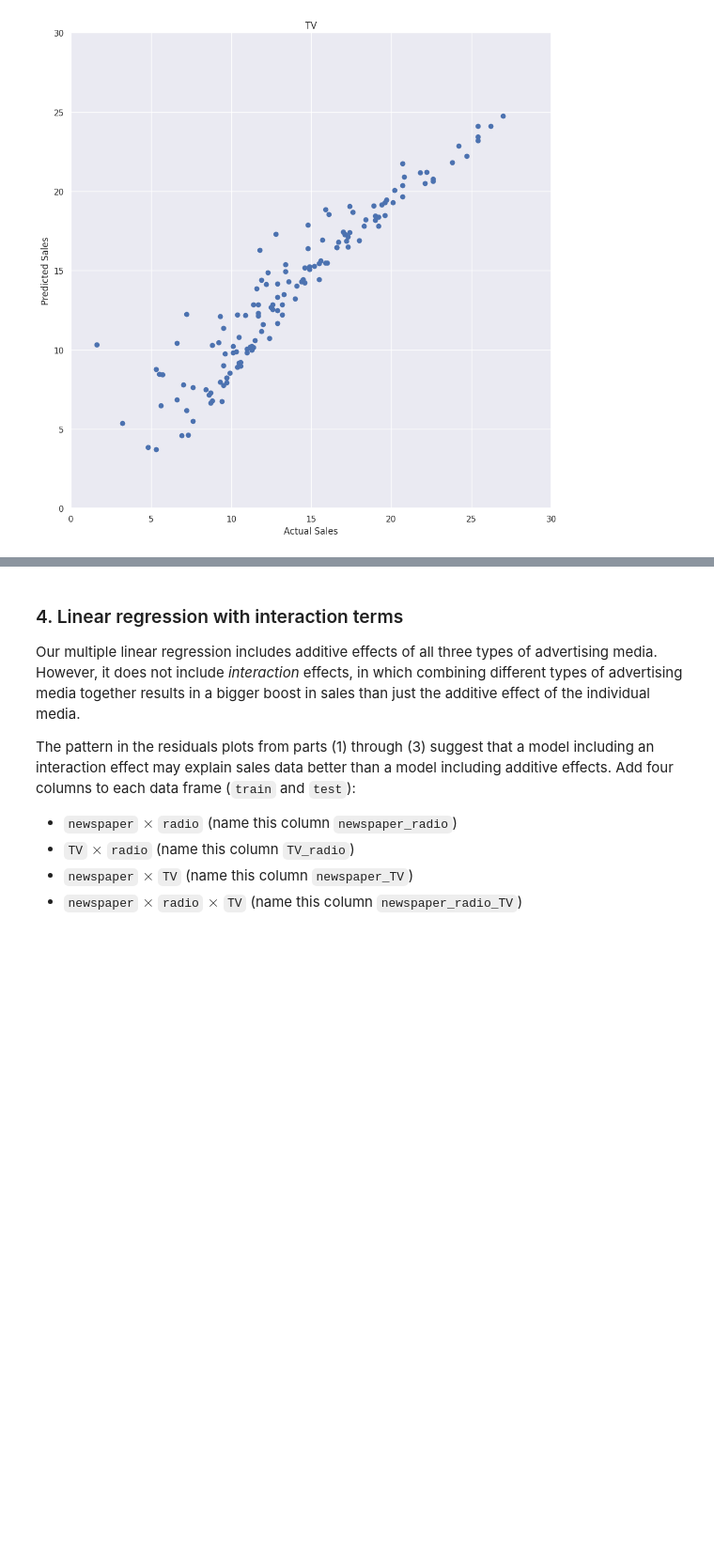
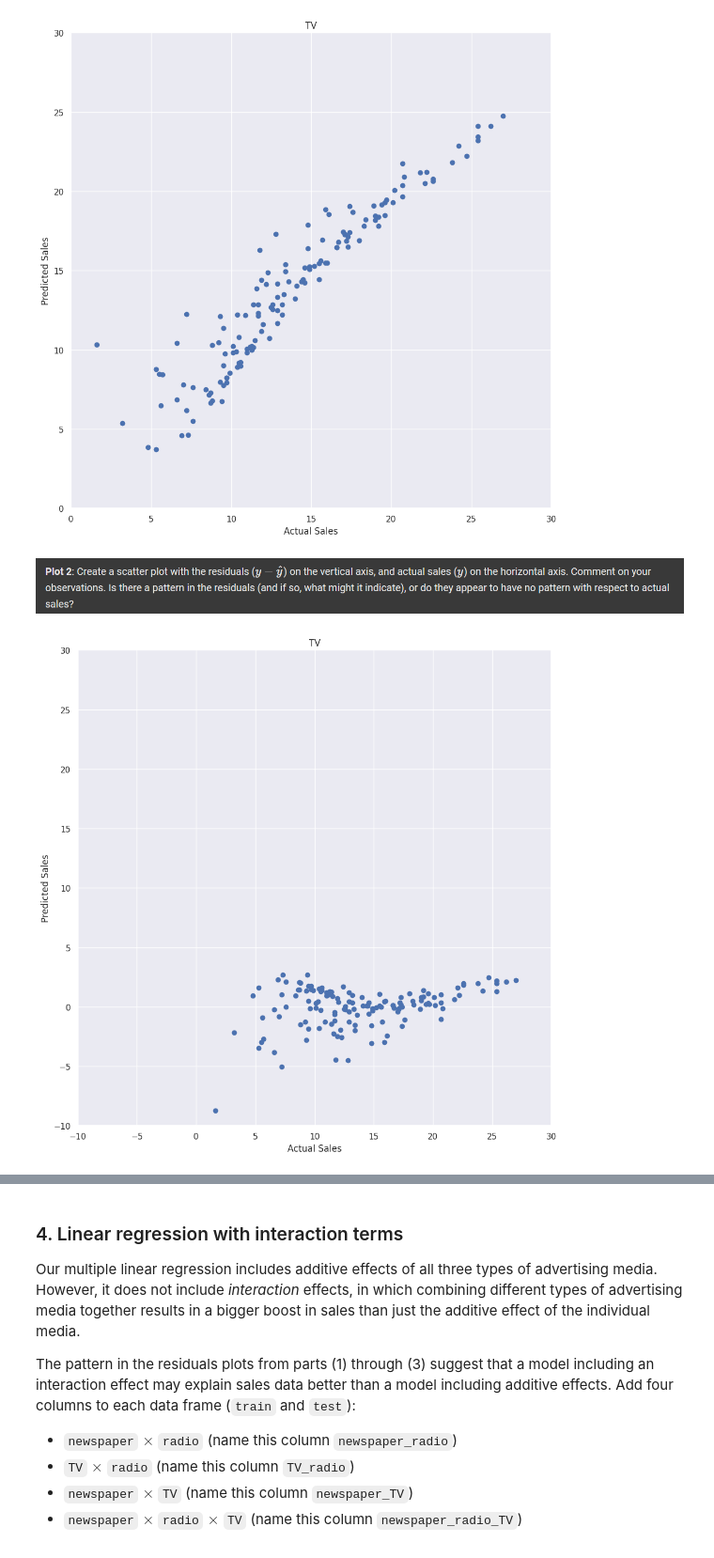
Before and after one commit to ZoeMcFife/5AHITM, a Jupyter notebook: INSY/Colab/#2024-11-28#/linear-regression.ipynb, the cells around one changed output, grey strips where cells are left out. Shown at 94% size. Saved outputs shown, nothing was run; the diff lists cells and outputs as text; code cells hidden in the pictures; blank space fills up the shorter version.

```diff
--- a/INSY/Colab/#2024-11-28#/linear-regression.ipynb
+++ b/INSY/Colab/#2024-11-28#/linear-regression.ipynb
@@ -440,3 +437,29 @@ plt.show()
 140 140
 140
 [figure]
+# %% [markdown]
+![image.png](embedded-picture-1)
+# %%
+fig, ax = plt.subplots(figsize=(10, 10))
+
+def plot_residuals_vs_actual(ax, y_true, y_pred, title):
+    min_val = -10
+    max_val = 30
+
+    ax.scatter(y_true, y_true - y_pred)
+    ax.set_xlabel("Actual Sales")
+    ax.set_ylabel("Predicted Sales")
+    ax.set_title(title)
+    ax.set_xlim(min_val, max_val)
+    ax.set_ylim(min_val, max_val)
+
+
+plot_residuals_vs_actual(ax, train['sales'], y_pred_tr_multi, "TV")
+
+plt.tight_layout()
+plt.show()
+
+# residual spreads gets lower the higher the sales
+# but it stays randomly scattered around 0
+# %% [output]
+[figure, added]
```
Also changed, not shown: parts of 2 cells of this notebook.
